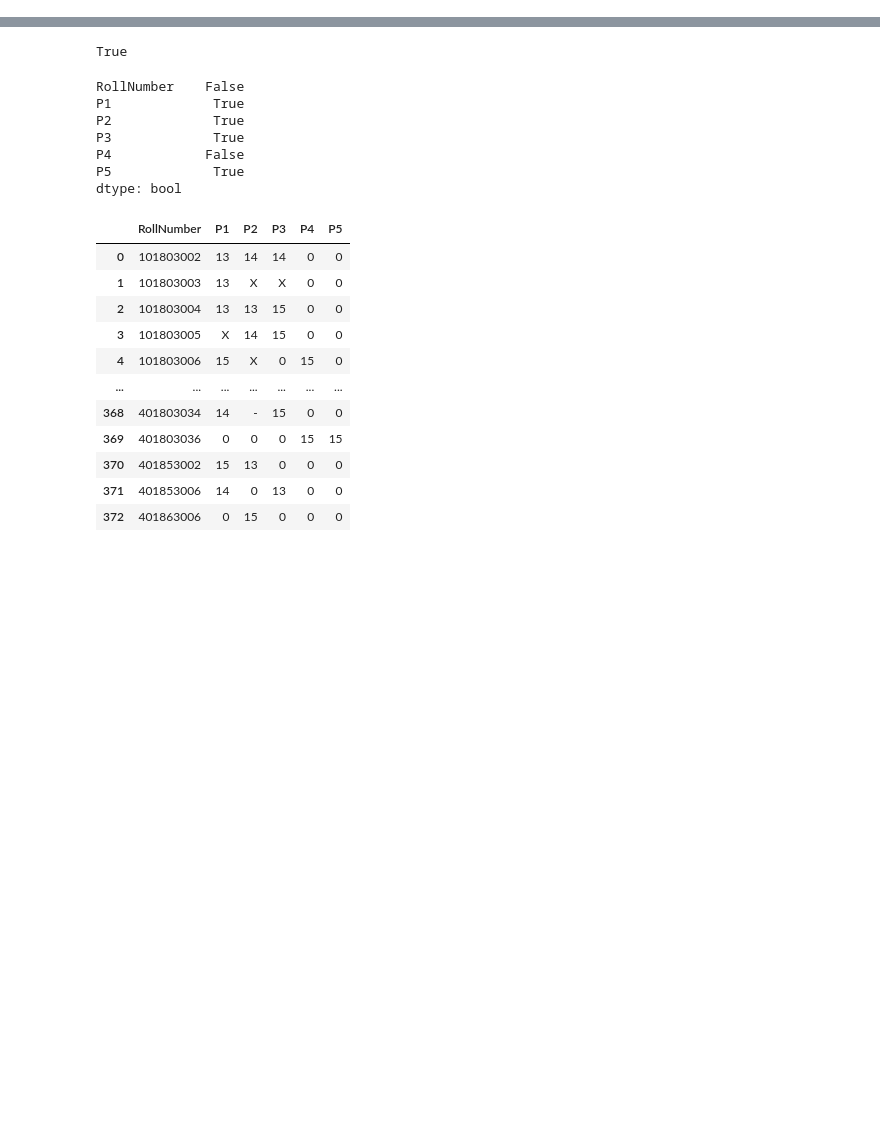
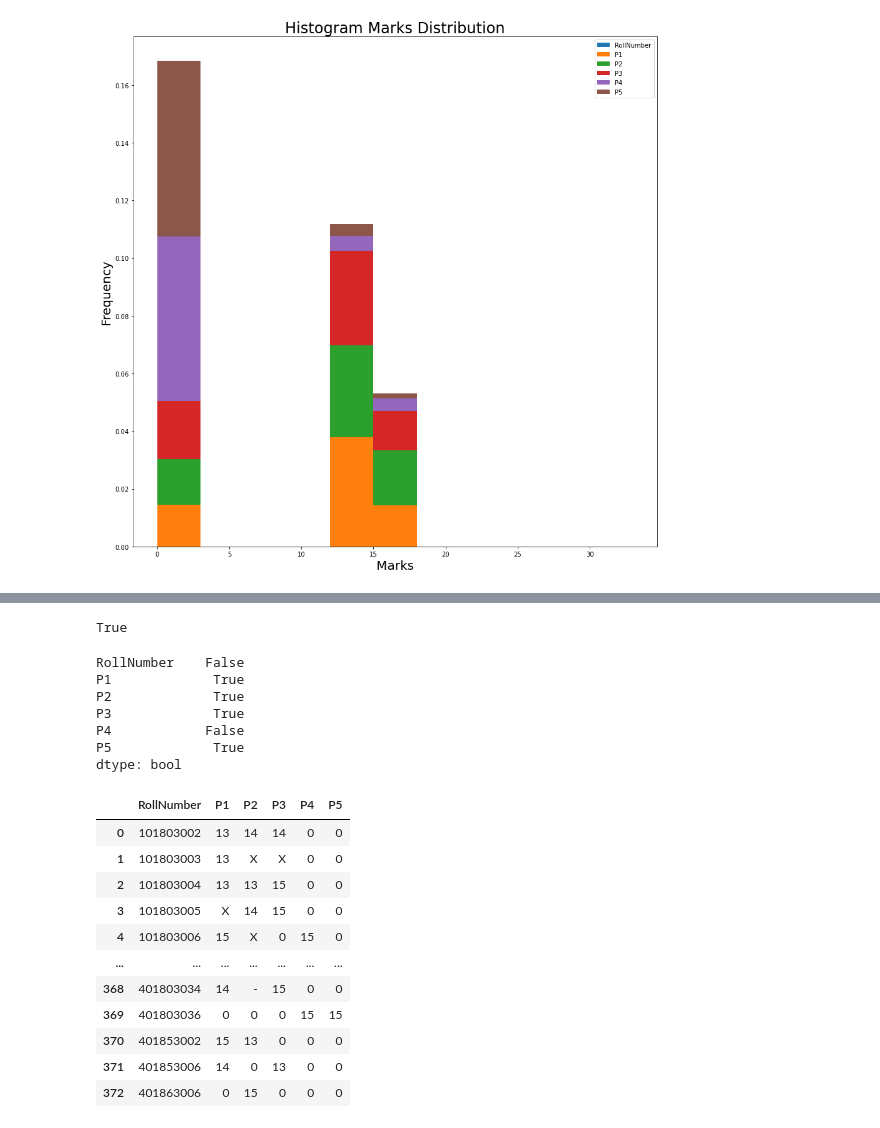
Before and after one commit to Prince-hash-lab/sem6, a Jupyter notebook: 4.0 PAUS/assignment_1_for_submission/Prince.ipynb, the cells around one changed output, grey strips where cells are left out. Saved outputs shown, nothing was run; the diff lists cells and outputs as text; code cells hidden in the pictures; blank space fills up the shorter version.

```diff
--- a/4.0 PAUS/assignment_1_for_submission/Prince.ipynb
+++ b/4.0 PAUS/assignment_1_for_submission/Prince.ipynb
@@ -44,0 +103,16 @@ FileNotFoundError: [Errno 2] No such file or directory: '-f'
+# %%
+i = colname
+# %%
+import matplotlib.pyplot as plt
+df=odf
+fig = plt.figure(figsize =(15, 15))
+colors = ['blue', 'orange', 'green', 'yellow', 'red', 'pink']
+plt.hist(df, bins = [i for i in range(0,35,3)] , density=1, histtype='bar', stacked=True, label=df.columns)
+plt.xlabel("Marks", fontsize=20)
+plt.ylabel("Frequency", fontsize=20)
+plt.legend(loc="upper right")
+plt.title('Histogram Marks Distribution', fontsize=24)
+plt.savefig('101916067-histogram.png')
+plt.show()
+# %% [output]
+[figure, added]
```
Also changed, not shown: parts of 12 cells of this notebook, 10 other files.
